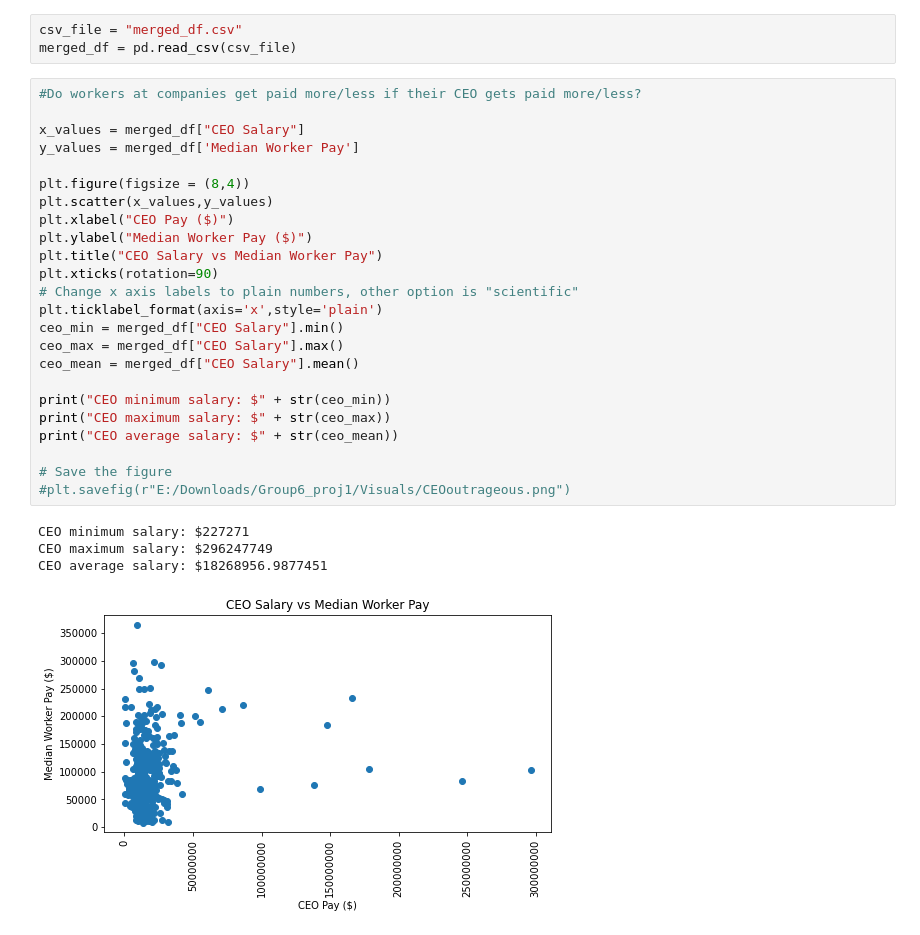
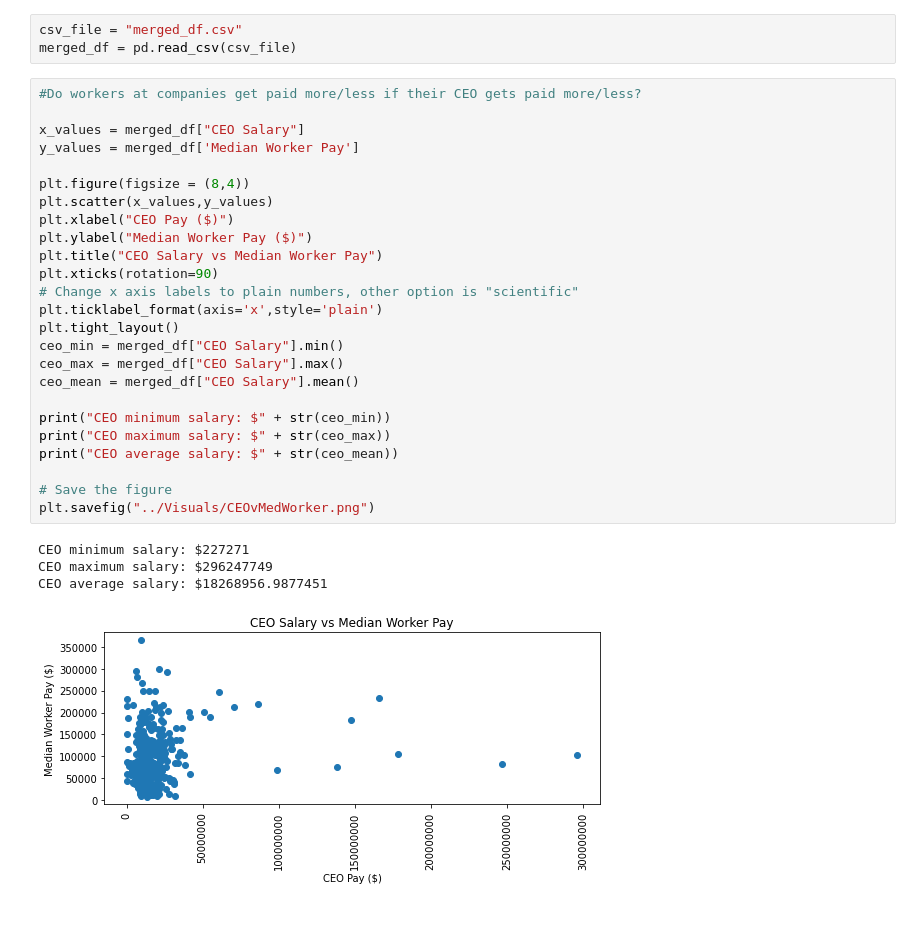
Before and after one commit to allison713/Group6_proj1, a Jupyter notebook: Data/datavisuals.ipynb, the cells around one changed output. Saved outputs shown, nothing was run; the diff lists cells and outputs as text.

Commit message:
Saved all visuals as png

```diff
--- a/Data/datavisuals.ipynb
+++ b/Data/datavisuals.ipynb
@@ -13,32 +13,33 @@ merged_df = pd.read_csv(csv_file)
 # %%
 #Do workers at companies get paid more/less if their CEO gets paid more/less?
 
 x_values = merged_df["CEO Salary"]
 y_values = merged_df['Median Worker Pay']
 
 plt.figure(figsize = (8,4))
 plt.scatter(x_values,y_values)
 plt.xlabel("CEO Pay ($)")
 plt.ylabel("Median Worker Pay ($)")
 plt.title("CEO Salary vs Median Worker Pay")
 plt.xticks(rotation=90)
 # Change x axis labels to plain numbers, other option is "scientific"
 plt.ticklabel_format(axis='x',style='plain')
+plt.tight_layout()
 ceo_min = merged_df["CEO Salary"].min()
 ceo_max = merged_df["CEO Salary"].max()
 ceo_mean = merged_df["CEO Salary"].mean()
 
 print("CEO minimum salary: $" + str(ceo_min))
 print("CEO maximum salary: $" + str(ceo_max))
 print("CEO average salary: $" + str(ceo_mean))
 
 # Save the figure
-#plt.savefig(r"E:/Downloads/Group6_proj1/Visuals/CEOoutrageous.png")
+plt.savefig("../Visuals/CEOvMedWorker.png")
 # %% [output]
 CEO minimum salary: $227271
 CEO maximum salary: $296247749
 CEO average salary: $18268956.9877451
-[figure, old version]
+[figure, new version]
 # %%
 #Do workers at companies get paid more/less if their CEO gets paid more/less?
 #Zoomed in plot
```
Also changed, not shown: parts of 8 cells of this notebook, 9 other files.
